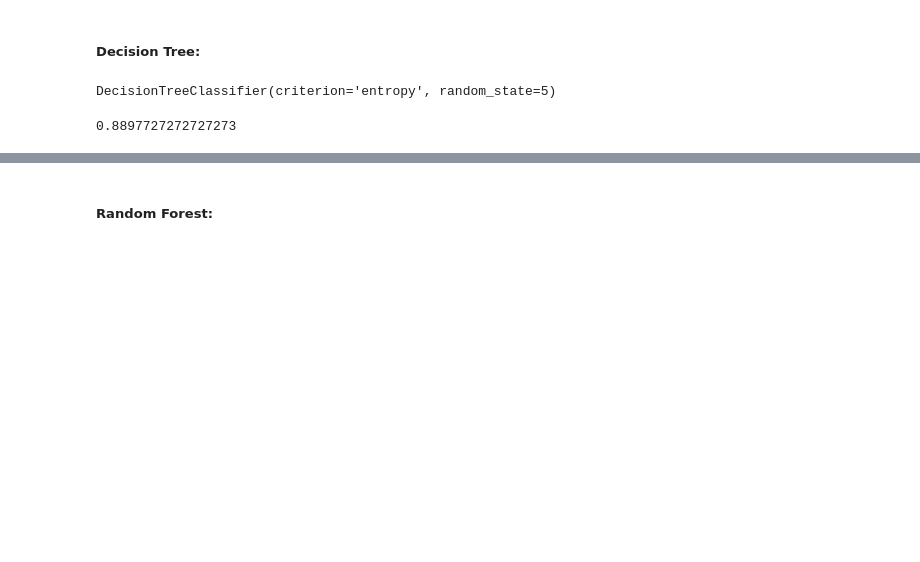
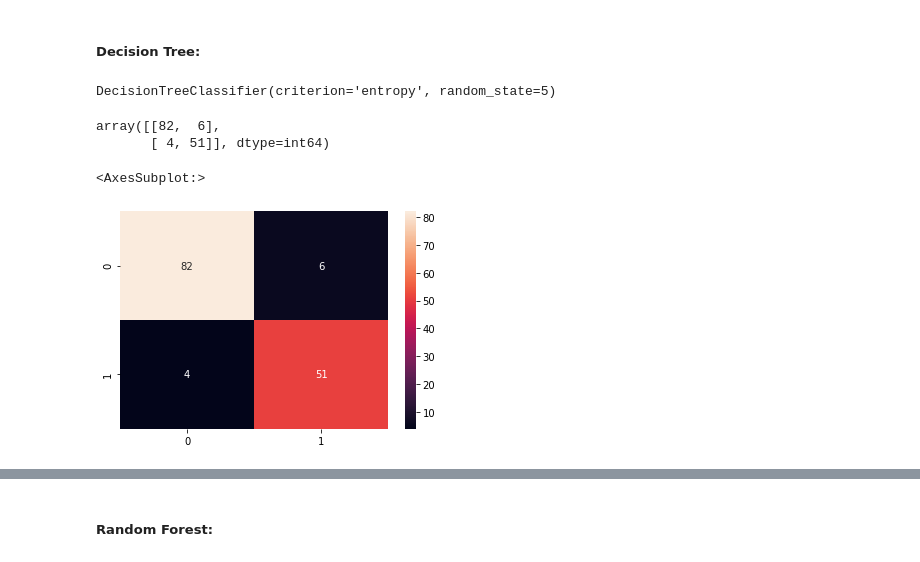
Before and after one commit to racday/ai-capstone, a Jupyter notebook: index.ipynb, the cells around one changed output, grey strips where cells are left out. Drawn from its saved outputs; the diff is of its cells as text; code cells hidden in the pictures; blank space fills up the shorter version.

```diff
--- a/index.ipynb
+++ b/index.ipynb
@@ -407,14 +410,18 @@ DecisionTreeClassifier(criterion='entropy', random_state=5)
 # %%
 # Make predictions using test set
 y_pred = dt.predict(X_test)
-
-# Check the AUC of predictions
-false_positive_rate, true_positive_rate, thresholds = roc_curve(y_test, y_pred)
-roc_auc = auc(false_positive_rate, true_positive_rate)
-roc_auc
-#dtmatrix= confusion_matrix(y_test,predictionDT)
-# %% [output]
-0.8897727272727273
+# %%
+#show decision tree prediction in matrix
+dtmatrix= confusion_matrix(y_test,y_pred)
+dtmatrix
+# %% [output]
+array([[82,  6],
+       [ 4, 51]], dtype=int64)
+# %%
+sns.heatmap(dtmatrix, annot=True)
+# %% [output]
+<AxesSubplot:>
+[figure, added]
 # %%
 # Identify the optimal tree depth for given data
 max_depths = list(range(1, 33))
```
Also changed, not shown: parts of 28 cells of this notebook, 1 other file.
